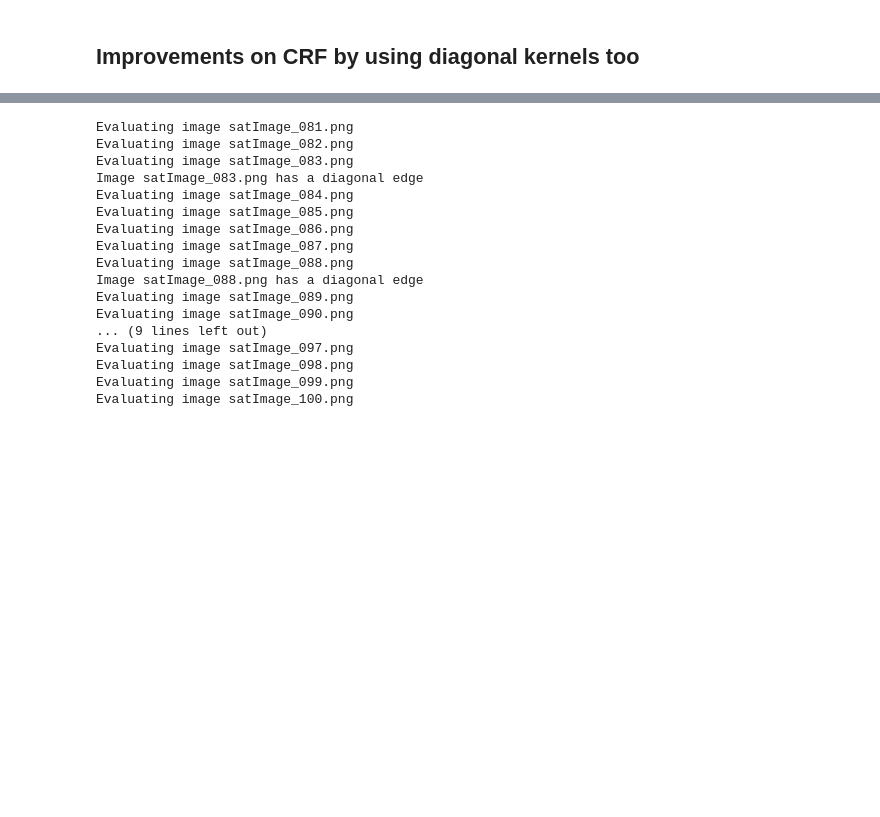
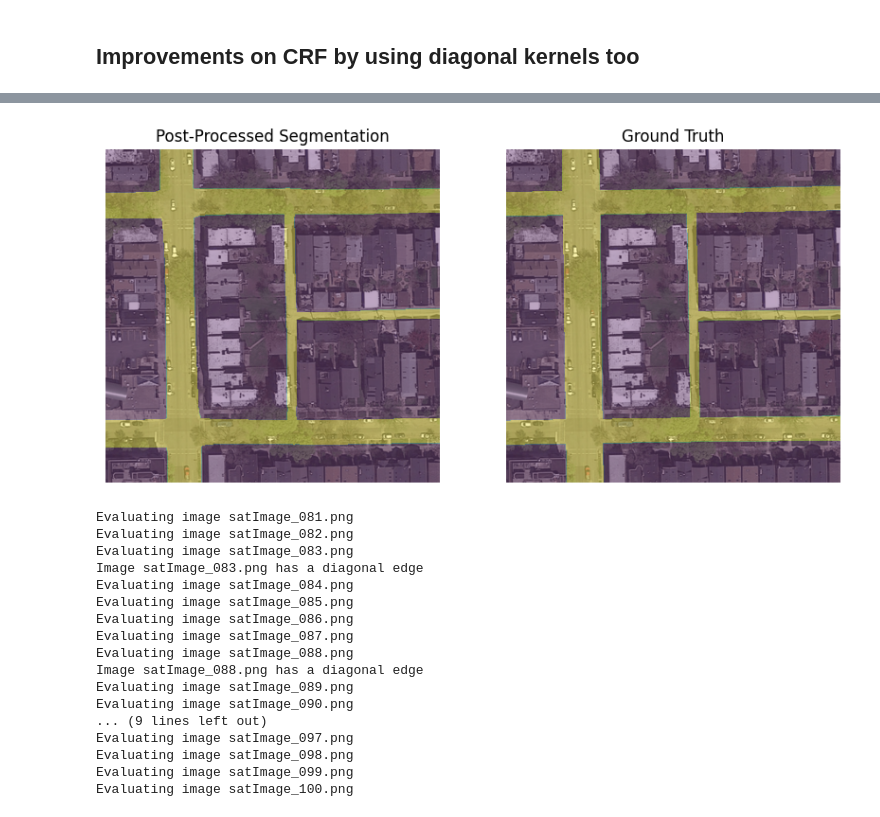
Before and after one commit to astaehli/ML_AGA, a Jupyter notebook: post_processing.ipynb, the cells around one changed output, grey strips where cells are left out. Cells and saved outputs as stored; diff of their text form; code cells hidden in the pictures; blank space fills up the shorter version.

```diff
--- a/post_processing.ipynb
+++ b/post_processing.ipynb
@@ -1029,3 +1169,13 @@ def edge_power(gradient_x, gradient_y, diagonal=False):
+# %%
+# Overlay segmentation with image
+plt.figure(figsize=(10,5))
+plt.subplot(1,2,1); plt.imshow(eroded_dilated, alpha=0.7); plt.imshow(image, alpha=0.5);
+plt.title('Post-Processed Segmentation'); plt.axis('off');
+plt.subplot(1,2,2); plt.imshow(gt, alpha=0.7); plt.imshow(image, alpha=0.5);
+plt.title('Ground Truth'); plt.axis('off');
+plt.show()
+# %% [output]
+[figure, added]
 # %%
 # Process all validation images
 labels = []
```
Also changed, not shown: parts of 2 cells of this notebook.
